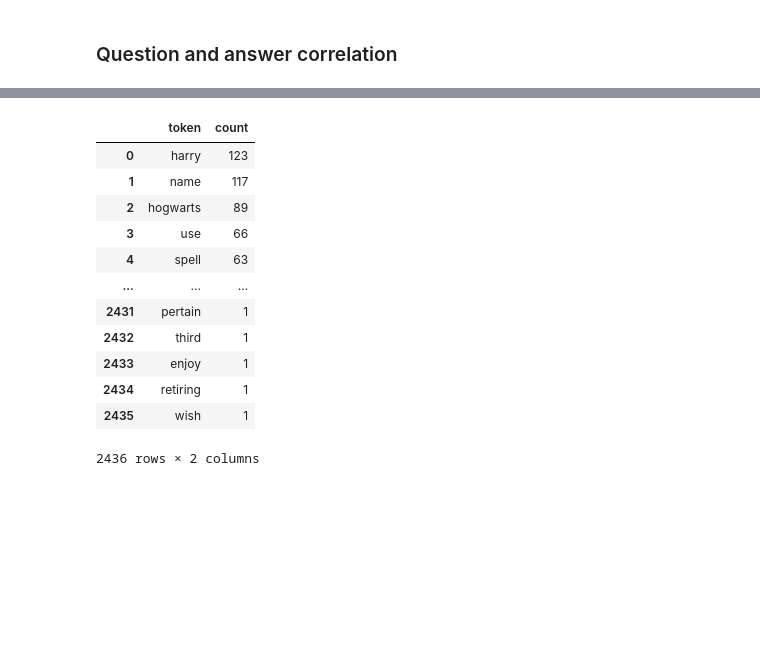
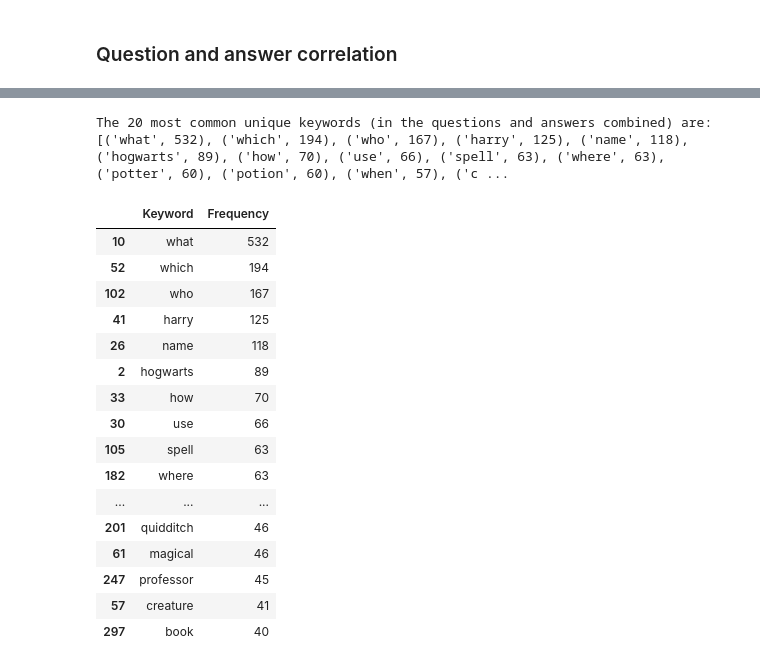
Before and after one commit to RSipra/semantic_verification_engine, a Jupyter notebook: src/data_scripts/02-clean_plus_EDA_of_dataset.ipynb, the cells around one changed output, grey strips where cells are left out. Saved outputs shown, nothing was run; the diff lists cells and outputs as text; code cells hidden in the pictures; blank space fills up the shorter version.

```diff
--- a/src/data_scripts/02-clean_plus_EDA_of_dataset.ipynb
+++ b/src/data_scripts/02-clean_plus_EDA_of_dataset.ipynb
@@ -457,7 +489,7 @@ Name: answer, dtype: object
 We can augment this list using a tokenizer.
 # %%
 # create a copy of trivia_df
-keywords_df = trivia_df.copy()
+trivia_keywords_df = trivia_df.copy()
 
 lemmatizer = WordNetLemmatizer()
 ENGLISH_STOP_WORDS = set(stopwords.words('english'))
@@ -494,8 +526,10 @@ def tokenize_text(text):
     # Tokenize the text
     tokens = word_tokenize(text)
 
-    # Remove stopwords and single letter words before POS tagging for efficiency
-    filtered_tokens = [word for word in tokens if (word not in ENGLISH_STOP_WORDS) and (len(word) > 1)]
+    # Remove stopwords and single letter words before POS tagging for efficiency.
+    # Exclude words from the stop words list that can help understand the questions in EDA
+    custom_stopwords = ENGLISH_STOP_WORDS - {"what", "which", "where", "who", "when", "why", "how"}
+    filtered_tokens = [word for word in tokens if (word not in custom_stopwords) and (len(word) > 1)]
 
     # POS tagging
     pos_tags = pos_tag(filtered_tokens)
@@ -504,10 +538,3 @@ def tokenize_text(text):
     lemmatized_words = [lemmatizer.lemmatize(word, get_wordnet_pos(tag)) for word, tag in pos_tags]
 
     return lemmatized_words
-
-# Create unique 'keywords' column by tokenizing 'question' and 'answer', excluding unwanted words
-keywords_df['question keywords'] = keywords_df.apply(lambda row: list(set(OrderedDict.fromkeys(tokenize_text(row['question'])))), axis=1)
-keywords_df['answer keywords'] = keywords_df.apply(lambda row: list(set(OrderedDict.fromkeys(tokenize_text(row['answer'])))), axis=1)
-keywords_df['combined keywords'] = keywords_df.apply(lambda row: row['question keywords']+ row['answer keywords'])
-# Display the updated DataFrame
-keywords_df.head()
@@ -515,0 +541,8 @@ KeyError: 'question keywords'
+# %%
+
+# Create unique 'keywords' column by tokenizing 'question' and 'answer', excluding unwanted words
+trivia_keywords_df['question keywords'] = trivia_keywords_df.apply(lambda row: list(set(OrderedDict.fromkeys(tokenize_text(row['question'])))), axis=1)
+trivia_keywords_df['answer keywords'] = trivia_keywords_df.apply(lambda row: list(set(OrderedDict.fromkeys(tokenize_text(row['answer'])))), axis=1)
+trivia_keywords_df['combined keywords'] = trivia_keywords_df.apply(lambda row: row['question keywords']+ row['answer keywords'], axis=1)
+# Display the updated DataFrame
+trivia_keywords_df.head()
@@ -516,14 +595,14 @@ KeyError: 'question keywords'
 # %%
 # Extract unique tokens for each row in the 'keywords' column
-df['unique_keywords'] = df['keywords'].apply(lambda x: list(set(x)))  # Already done in tokenization
-df.drop(columns=['keywords'], inplace=True)  # Drop the original 'keywords' column
+trivia_keywords_df['combined_unique_keywords'] = trivia_keywords_df['combined keywords'].apply(lambda x: list(set(x)))  # Already done in tokenization
+trivia_keywords_df.drop(columns=['combined keywords'], inplace=True)  # Drop the original 'keywords' column
 
 # Flatten the list of all tokens to count their occurrences across the DataFrame
-all_keywords = [token for sublist in df['unique_keywords'] for token in sublist]
+all_keywords = [token for sublist in trivia_keywords_df['combined_unique_keywords'] for token in sublist]
 
 # Count the frequency of each token across all rows
 token_counts = Counter(all_keywords)
 
 # Display the DataFrame and the token counts
-token_counts
+print(type(token_counts))
 # %% [output]
@@ -579,23 +610,36 @@ PosixPath('/Users/reemasipra/Documents/GitHub_Repos/Harry_Potter_Trivia/data/pro
+# %%
+# 1. Show the top `n` most common items
+
+# Specify how many top items you want to see
+n = 20
+top_keywords = token_counts.most_common(n)
+# display results:
+print(f"The {n} most common unique keywords (in the questions and answers combined) are:")
+print(top_keywords)
+# %% [output]
+The 20 most common unique keywords (in the questions and answers combined) are:
+[('what', 532), ('which', 194), ('who', 167), ('harry', 125), ('name', 118), ('hogwarts', 89), ('how', 70), ('use', 66), ('spell', 63), ('where', 63), ('potter', 60), ('potion', 60), ('when', 57), ('c ...
 # %%
-# Sort token_counts by token (alphabetically)
-sorted_token_counts = dict(sorted(token_counts.items(), key=lambda item: item[1], reverse=True))
-
-# Convert the token counts to a DataFrame
-token_df = pd.DataFrame(sorted_token_counts.items(), columns=['token', 'count'])
-
-token_df
+# 2. Convert into a data frame for easier handling
+keyword_count_df = pd.DataFrame(token_counts.items(), columns=['Keyword', 'Frequency'])
+keyword_count_df = keyword_count_df.sort_values(by = 'Frequency', ascending=False)
+keyword_count_df.head(20)
 # %% [output]
-|  | token | count |
-| 0 | harry | 123 |
-| 1 | name | 117 |
+|  | Keyword | Frequency |
+| 10 | what | 532 |
+| 52 | which | 194 |
+| 102 | who | 167 |
+| 41 | harry | 125 |
+| 26 | name | 118 |
 | 2 | hogwarts | 89 |
-| 3 | use | 66 |
-| 4 | spell | 63 |
+| 33 | how | 70 |
+| 30 | use | 66 |
+| 105 | spell | 63 |
+| 182 | where | 63 |
 | ... | ... | ... |
-| 2431 | pertain | 1 |
-| 2432 | third | 1 |
-| 2433 | enjoy | 1 |
-| 2434 | retiring | 1 |
-| 2435 | wish | 1 |
+| 201 | quidditch | 46 |
+| 61 | magical | 46 |
+| 247 | professor | 45 |
+| 57 | creature | 41 |
+| 297 | book | 40 |
-2436 rows × 2 columns
 # %%
```
Also changed, not shown: parts of 87 cells of this notebook.
